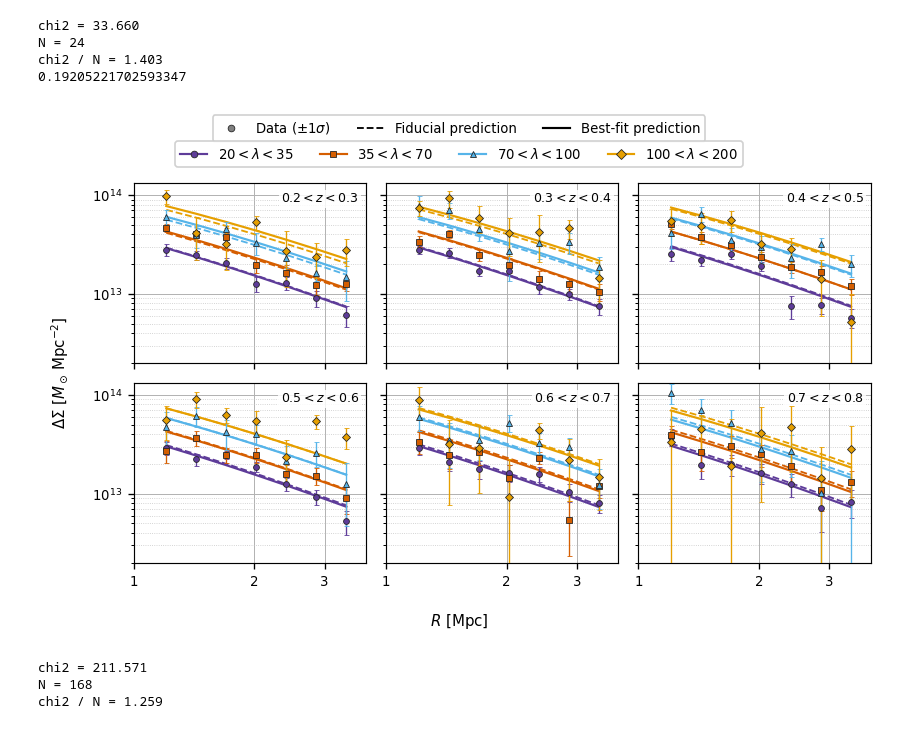
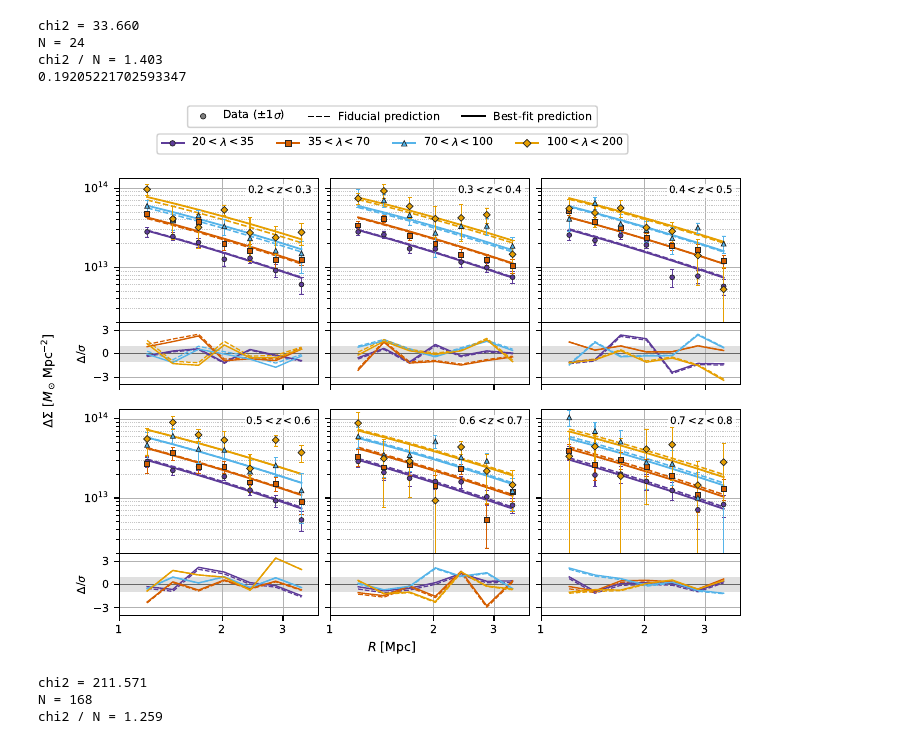
Before and after one commit to LSSTDESC/CLPipe, a Jupyter notebook: examples/cosmodc2_redmapper/prediction_versus_data.ipynb, the cells around one changed output. Saved outputs shown, nothing was run; the diff lists cells and outputs as text; code cells hidden in the pictures.

```diff
--- a/examples/cosmodc2_redmapper/prediction_versus_data.ipynb
+++ b/examples/cosmodc2_redmapper/prediction_versus_data.ipynb
@@ -894,15 +923,18 @@ from cosmosis_mcmc_plots import add_grid, richness_label, RICHNESS_COLORS, RICHN
 ncols = 3
 nrows = int(np.ceil(n_z / ncols))
 
-fig, axes = plt.subplots(
-    nrows,
-    ncols,
-    figsize=(TEXT_WIDTH, 4.4),
-    sharex=True,
-    sharey=True,
-)
+fig = plt.figure(figsize=(TEXT_WIDTH, 5.6))
+outer = fig.add_gridspec(nrows, ncols, hspace=0.12, wspace=0.06)
+axes, raxes = [], []
+for i in range(nrows * ncols):
+    sub = outer[i // ncols, i % ncols].subgridspec(2, 1, height_ratios=[3, 1.3], hspace=0)
+    ax = fig.add_subplot(sub[0], sharey=axes[0] if axes else None)
+    rax = fig.add_subplot(sub[1], sharex=ax, sharey=raxes[0] if raxes else None)
+    axes.append(ax); raxes.append(rax)
 
-axes = axes.flatten()
+# Residuals in units of the data error, for both predictions
+res_fid = (shear_data - grid_shear_vals) / shear_err
+res_fit = (shear_data - grid_shear_vals_fit) / shear_err
 
 for i in range(n_z):
     ax = axes[i]
@@ -964,15 +996,36 @@ for i in range(n_z):
         bbox=dict(facecolor="white", alpha=0.85, edgecolor="none", pad=1.5),
     )
 
-    ax.xaxis.set_major_locator(mticker.FixedLocator([1, 2, 3]))
-    ax.xaxis.set_major_formatter(mticker.FuncFormatter(lambda x, _: f"{x:g}"))
-    ax.xaxis.set_minor_formatter(mticker.NullFormatter())
+    ax.tick_params(labelbottom=False)
+    if i % ncols:
+        ax.tick_params(labelleft=False)
+
+    # ---------- Residual panel ----------
+    rax = raxes[i]
+    rax.axhspan(-1, 1, color="0.88", lw=0, zorder=0)
+    rax.axhline(0, color="0.4", lw=0.7, zorder=1)
+    for j in range(n_r):
+        rax.plot(Radius_bins, res_fid[i, j, :], linestyle="--", color=RICHNESS_COLORS[j], linewidth=0.9, zorder=2)
+        rax.plot(Radius_bins, res_fit[i, j, :], linestyle="-", color=RICHNESS_COLORS[j], linewidth=1.0, zorder=3)
+    rax.set_ylim(-4, 4)
+    rax.set_yticks([-3, 0, 3])
+    add_grid(rax)
+    if i % ncols:
+        rax.tick_params(labelleft=False)
+    else:
+        rax.set_ylabel(r"$\Delta/\sigma$", fontsize=8)
+    if i < n_z - ncols:
+        rax.tick_params(labelbottom=False)
+    rax.xaxis.set_major_locator(mticker.FixedLocator([1, 2, 3]))
+    rax.xaxis.set_major_formatter(mticker.FuncFormatter(lambda x, _: f"{x:g}"))
+    rax.xaxis.set_minor_formatter(mticker.NullFormatter())
 
 for j in range(n_z, len(axes)):
     axes[j].axis("off")
+    raxes[j].axis("off")
 
 fig.supxlabel(r"$R\ [\mathrm{Mpc}]$", fontsize=9)
-fig.supylabel(r"$\Delta\Sigma\ [M_\odot\,\mathrm{Mpc}^{-2}]$", fontsize=9)
+fig.supylabel(r"$\Delta\Sigma\ [M_\odot\,\mathrm{Mpc}^{-2}]$", fontsize=9, x=0.005)
 
 style_handles = [
     Line2D(
@@ -998,35 +1051,35 @@ style_handles = [
         linestyle="-",
         lw=1.3,
         label="Best-fit prediction",
     ),
 ]
 
 rich_handles = [
     Line2D(
         [0], [0],
         color=RICHNESS_COLORS[j],
         marker=RICHNESS_MARKERS[j],
         markeredgecolor="0.15",
         markeredgewidth=0.5,
         lw=1.3,
         label=richness_label(*10**Rich_bins[j]),
     )
     for j in range(n_r)
 ]
 
 # Two legend rows: line styles, then richness bins
 fig.legend(handles=style_handles, loc="upper center", bbox_to_anchor=(0.5, 1.0), ncol=3)
 fig.legend(handles=rich_handles, loc="upper center", bbox_to_anchor=(0.5, 0.95), ncol=n_r)
 
-plt.tight_layout(rect=[0.01, 0.0, 1, 0.885])
+fig.subplots_adjust(left=0.115, right=0.99, bottom=0.08, top=0.86)
 plt.savefig(
     "./figures/shear_profiles_with_predictions.pdf",
     bbox_inches="tight",
     pad_inches=0.03,
 )
 plt.show()
 # %% [output]
-[figure, old version]
+[figure, new version]
 # %%
 # chi^2 / N for shear data vs fiducial prediction
 data = np.asarray(shear_data, dtype=float)
```
Also changed, not shown: parts of 1 cell of this notebook, 2 other files.
